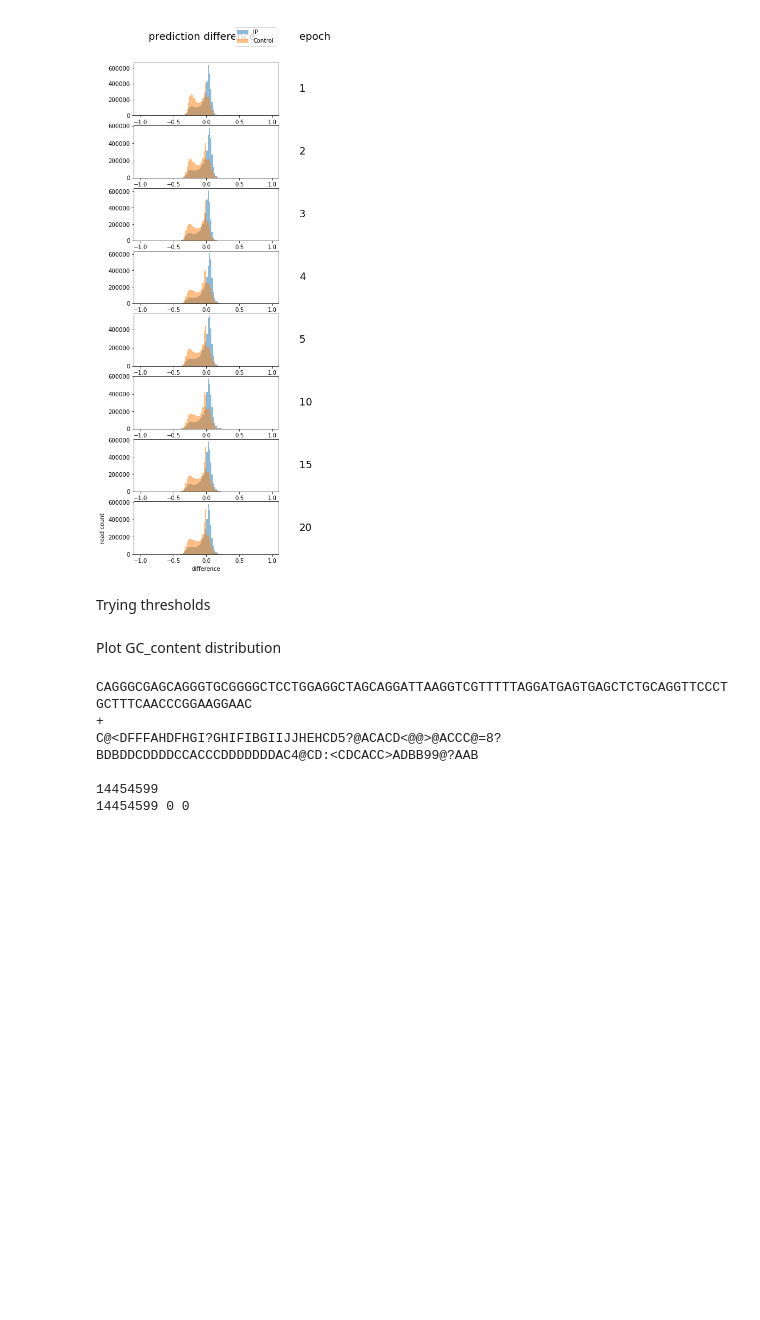
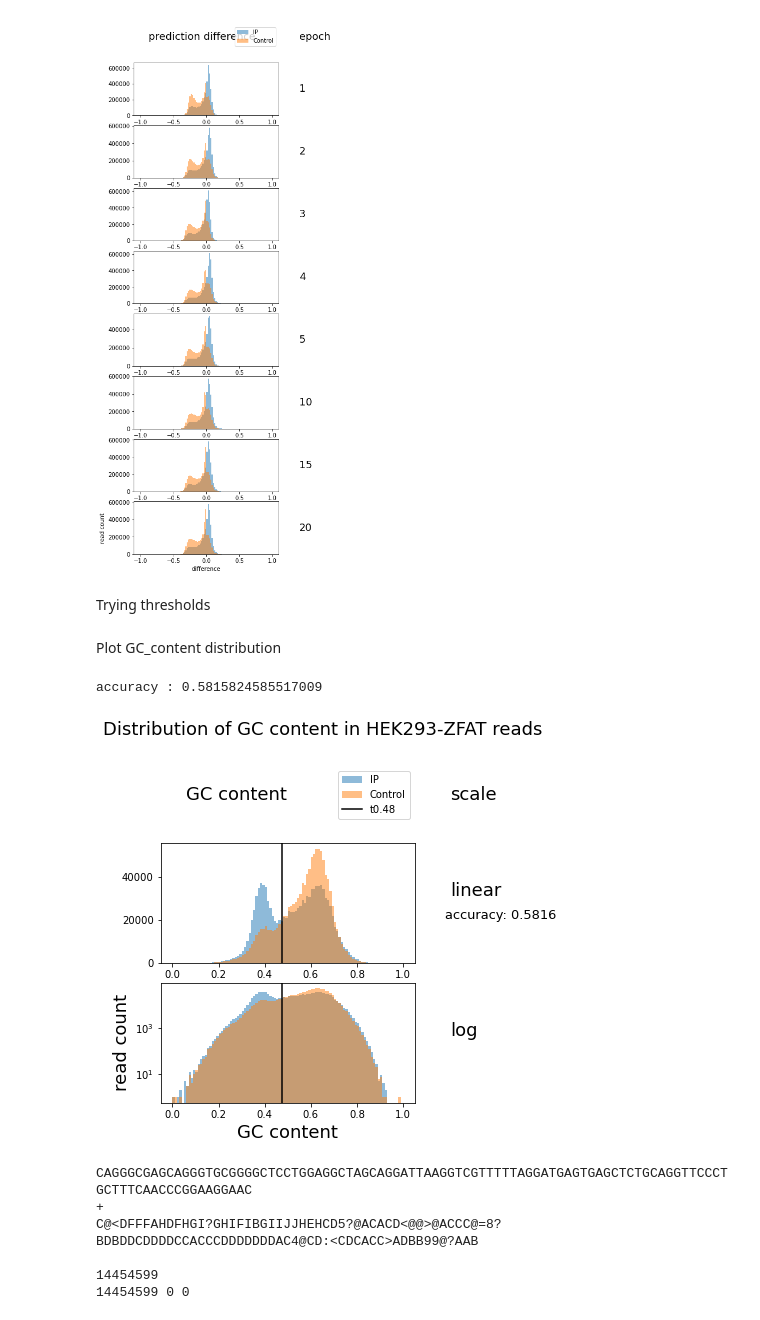
Before and after one commit to Alexwestbrook/mnhn-internship_DeepCNN_ChIP-seq, a Jupyter notebook: plot_distributions.ipynb, the cells around one changed output. Cells and saved outputs as stored; diff of their text form; code cells hidden in the pictures; blank space fills up the shorter version.

```diff
--- a/plot_distributions.ipynb
+++ b/plot_distributions.ipynb
@@ -805,8 +805,8 @@ plt.close()
 # %% [markdown]
 Plot GC_content distribution
 # %%
-data='NONO'
-dataset_name='dataset2'
+data='HEK293-ZFAT'
+dataset_name='dataset4'
 with np.load(f'{data_dir}/{data}/{dataset_name}.npz') as f:
     x_test = f['x_test']
     y_test = f['y_test']
@@ -829,34 +829,37 @@ ax0_top.axis('off')
 
 ax1_top = plt.subplot(gs[0, 1])
 label_col1 = 'scale'
 ax1_top.annotate(label_col1, (0.1, 0.5), xycoords='axes fraction', va='center', fontsize=18)
 ax1_top.axis('off')
 
 for nrow in range(1,3):
 
     ax0 = plt.subplot(gs[nrow, 0])
     ax0.hist(gc_content[y_test == 1], bins, label='IP', alpha=0.5)
     ax0.hist(gc_content[y_test == 0], bins, label='Control', alpha=0.5)
-    ax0.axvline(x=thres, color='black', label='thres')
+    ax0.axvline(x=thres, color='black', label=f't{round(thres, 2)}')
 
     ax1 = plt.subplot(gs[nrow, 1])
     if nrow == 1:
         scale_label = 'linear'
         ax1.annotate(f'accuracy: {round(accuracy, 4)}', (0, 0.4), xycoords='axes fraction', va='center', fontsize=13)
     elif nrow == 2:
         scale_label = 'log'
         ax0.set_yscale('log')
     ax1.annotate(scale_label, (0.1, 0.6), xycoords='axes fraction', va='center', fontsize=18)
     ax1.axis('off')
 ax0.set_xlabel("GC content", fontsize=18)
 ax0.set_ylabel("read count", fontsize=18)
 handles, labels = ax0.get_legend_handles_labels()
 ax0_top.legend(handles, labels, loc='right')
 
 fig.suptitle(f'Distribution of GC content in {data} reads', fontsize=18)
 plt.savefig(f'{writing_dir}/{data}/results/gc_content_classification_{dataset_name}.png', bbox_inches='tight')
 plt.show()
 plt.close()
+# %% [output]
+accuracy : 0.5815824585517009
+[figure, added]
 # %%
 file = f'{data_dir}/CTCF/raw_data/IP/ENCFF130AIS.fastq'
 pos, neg, other = 0, 0, 0
```
Also changed, not shown: parts of 7 cells of this notebook.
